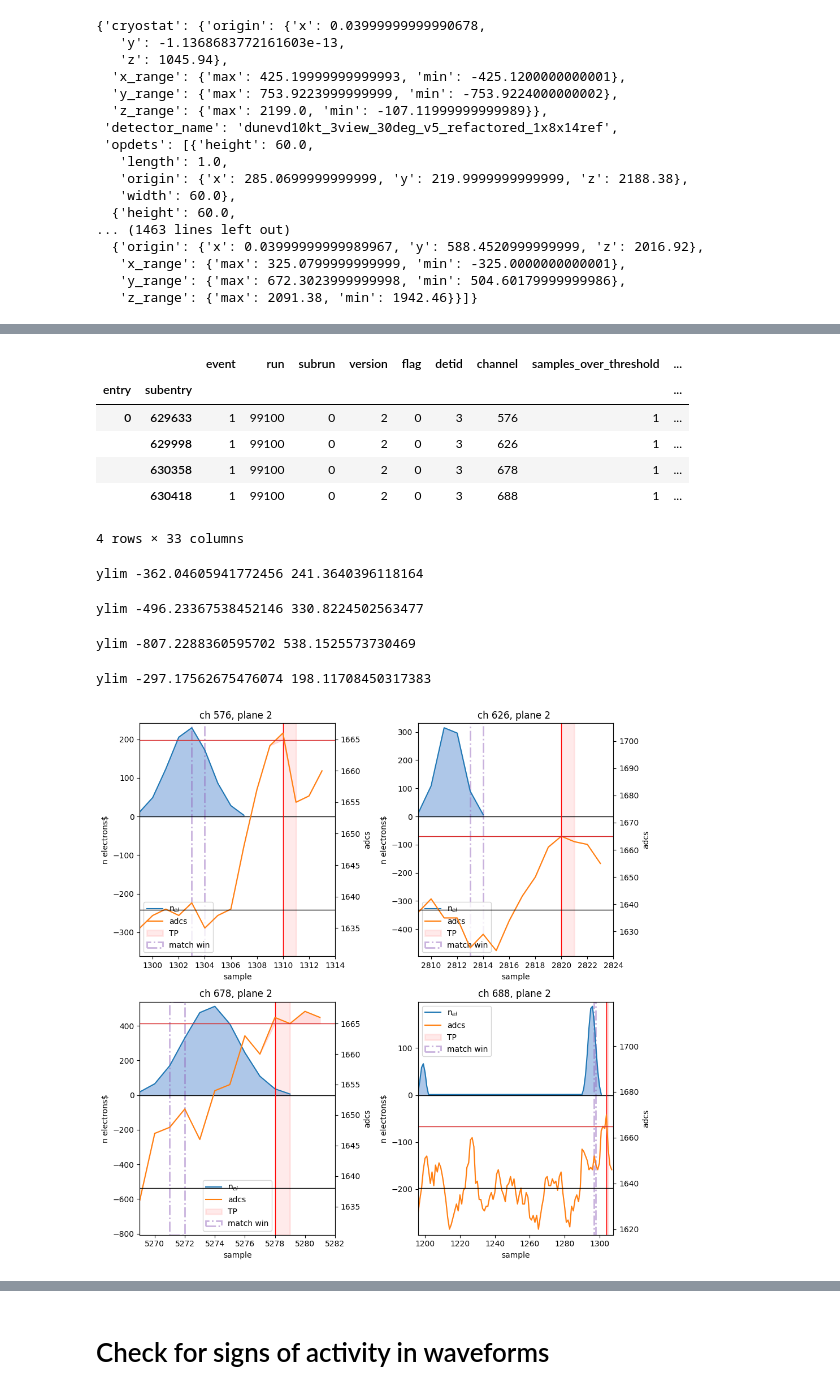
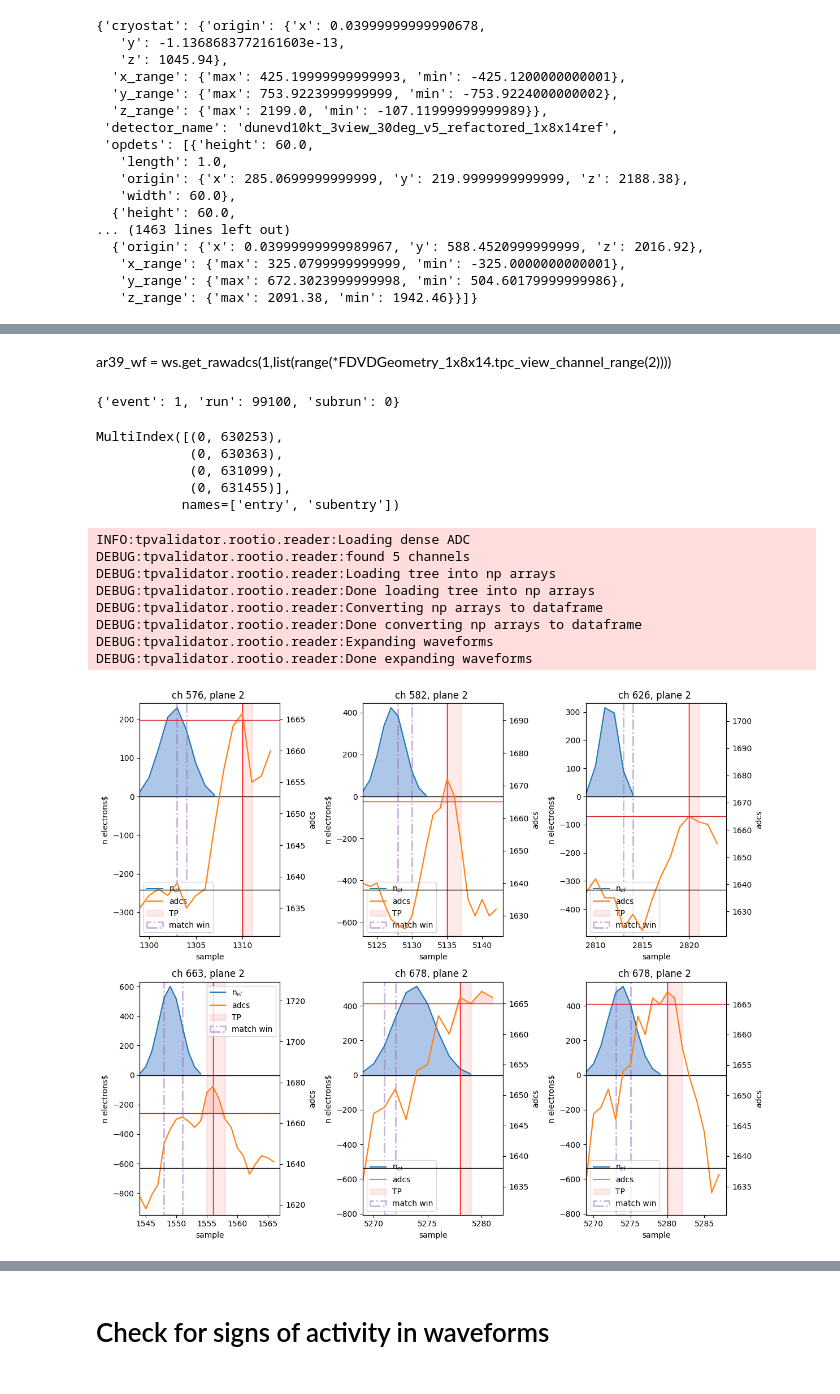
Before and after one commit to alessandrothea/tpvalidator, a Jupyter notebook: notebooks/devel/DetsimDebug_1x8x14.ipynb, the cells around one changed output, grey strips where cells are left out. Saved outputs shown, nothing was run; the diff lists cells and outputs as text; code cells hidden in the pictures.

```diff
--- a/notebooks/devel/DetsimDebug_1x8x14.ipynb
+++ b/notebooks/devel/DetsimDebug_1x8x14.ipynb
@@ -431,20 +406,31 @@ ar39_wf = ws.get_rawadcs(1,list(range(*FDVDGeometry_1x8x14.tpc_view_channel_rang
+# %% [markdown]
+ar39_wf = ws.get_rawadcs(1,list(range(*FDVDGeometry_1x8x14.tpc_view_channel_range(2))))
+# %%
+ws.rawdigits_tree.event_list().iloc[0].to_dict()
+# %% [output]
+{'event': 1, 'run': 99100, 'subrun': 0}
 # %%
 from tpvalidator.viz.backtracker import BackTrackerPlotter
-btp = BackTrackerPlotter(ws, 1)
+btp = BackTrackerPlotter(ws)
-# %%
-some_tps = ws.tps.query('entry==0 & readout_plane_id==2 & TPCSetID == 0 & samples_over_threshold == 1 & bt_is_signal==1').iloc[0:4]
-display(some_tps)
-btp.plot_tps_vs_ides(some_tps)
-# %% [output]
-|  |  | event | run | subrun | version | flag | detid | channel | samples_over_threshold | ... |
-| entry | subentry |  |  |  |  |  |  |  |  | ... |
-| 0 | 629633 | 1 | 99100 | 0 | 2 | 0 | 3 | 576 | 1 | ... |
-|  | 629998 | 1 | 99100 | 0 | 2 | 0 | 3 | 626 | 1 | ... |
-|  | 630358 | 1 | 99100 | 0 | 2 | 0 | 3 | 678 | 1 | ... |
-|  | 630418 | 1 | 99100 | 0 | 2 | 0 | 3 | 688 | 1 | ... |
-4 rows × 33 columns
-ylim -362.04605941772456 241.3640396118164
-ylim -496.23367538452146 330.8224502563477
-ylim -807.2288360595702 538.1525573730469
-ylim -297.17562675476074 198.11708450317383
-[figure, removed]
+# %%
+some_tps.index
+# %% [output]
+MultiIndex([(0, 630253),
+            (0, 630363),
+            (0, 631099),
+            (0, 631455)],
+           names=['entry', 'subentry'])
+# %%
+some_tps = ws.tps.query('entry==0 & readout_plane_id==2 & TPCSetID == 0 & samples_over_threshold < 4 & bt_is_signal==1').iloc[0:6]
+
+btp.plot_tps_vs_ides(some_tps)
+# %% [output]
+INFO:tpvalidator.rootio.reader:Loading dense ADC
+DEBUG:tpvalidator.rootio.reader:found 5 channels
+DEBUG:tpvalidator.rootio.reader:Loading tree into np arrays
+DEBUG:tpvalidator.rootio.reader:Done loading tree into np arrays
+DEBUG:tpvalidator.rootio.reader:Converting np arrays to dataframe
+DEBUG:tpvalidator.rootio.reader:Done converting np arrays to dataframe
+DEBUG:tpvalidator.rootio.reader:Expanding waveforms
+DEBUG:tpvalidator.rootio.reader:Done expanding waveforms
+[figure, added]
```
Also changed, not shown: parts of 13 cells of this notebook, 13 other files.
